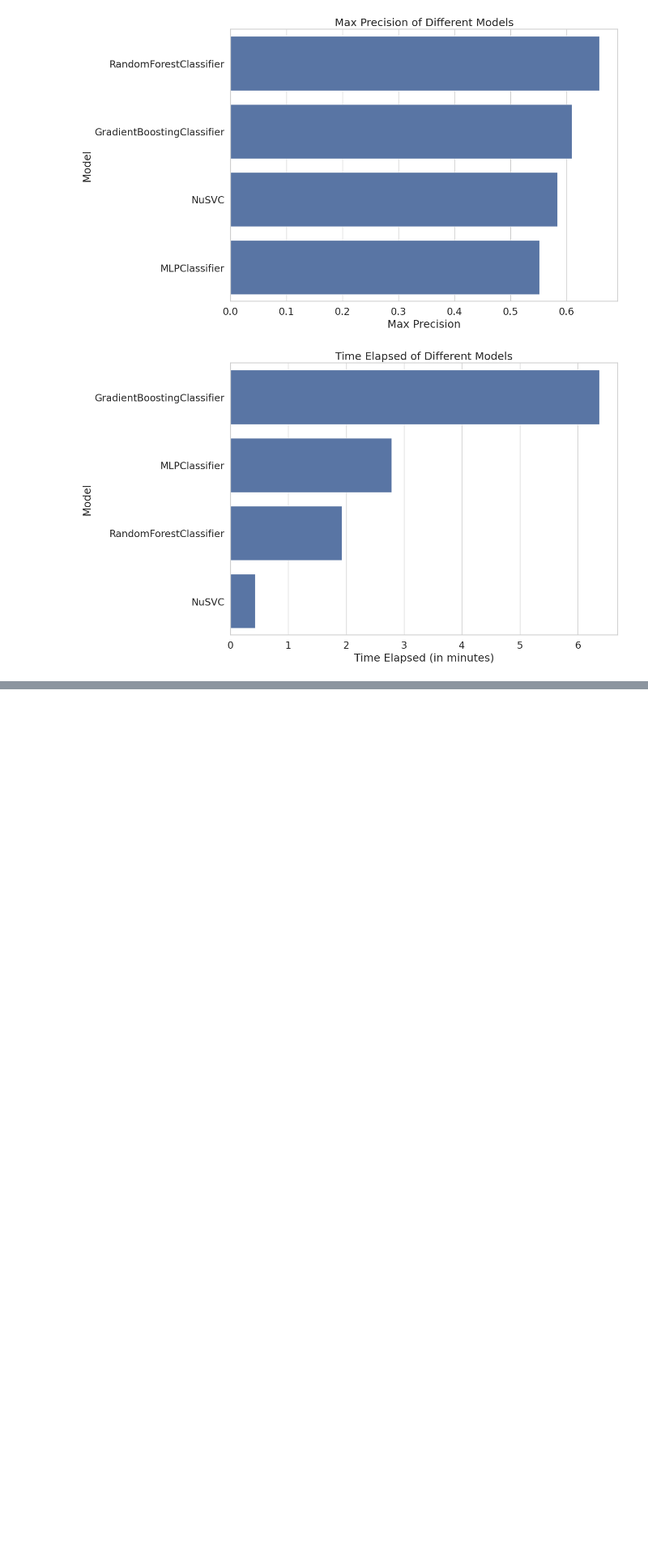
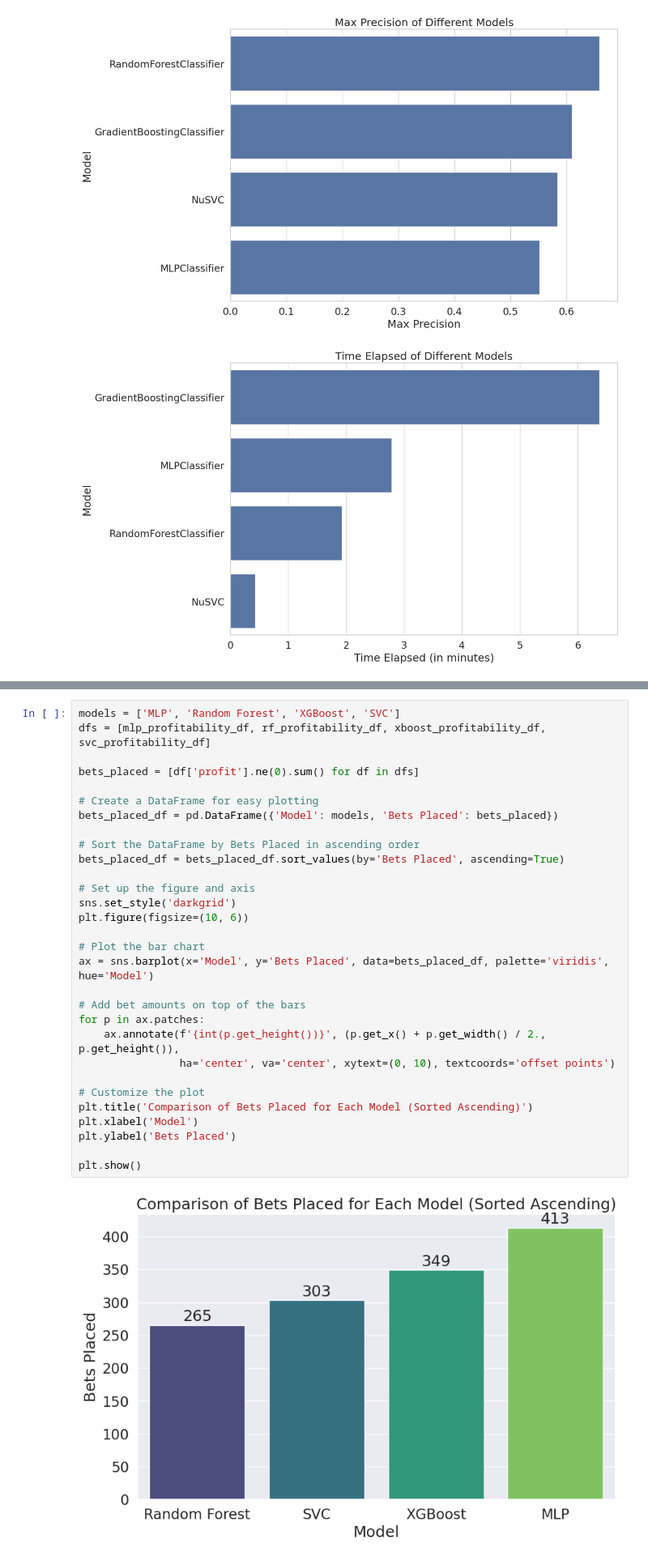
Before and after one commit to stoyanK7/football-prediction, a Jupyter notebook: notebooks/013-try-different-models.ipynb, the cells around one changed output, grey strips where cells are left out. Shown at 81% size. Cells and saved outputs as stored; diff of their text form; blank space fills up the shorter version.

```diff
--- a/notebooks/013-try-different-models.ipynb
+++ b/notebooks/013-try-different-models.ipynb
@@ -387,0 +432,32 @@ plt.show()
+# %%
+models = ['MLP', 'Random Forest', 'XGBoost', 'SVC']
+dfs = [mlp_profitability_df, rf_profitability_df, xboost_profitability_df, svc_profitability_df]
+
+bets_placed = [df['profit'].ne(0).sum() for df in dfs]
+
+# Create a DataFrame for easy plotting
+bets_placed_df = pd.DataFrame({'Model': models, 'Bets Placed': bets_placed})
+
+# Sort the DataFrame by Bets Placed in ascending order
+bets_placed_df = bets_placed_df.sort_values(by='Bets Placed', ascending=True)
+
+# Set up the figure and axis
+sns.set_style('darkgrid')
+plt.figure(figsize=(10, 6))
+
+# Plot the bar chart
+ax = sns.barplot(x='Model', y='Bets Placed', data=bets_placed_df, palette='viridis', hue='Model')
+
+# Add bet amounts on top of the bars
+for p in ax.patches:
+    ax.annotate(f'{int(p.get_height())}', (p.get_x() + p.get_width() / 2., p.get_height()),
+                ha='center', va='center', xytext=(0, 10), textcoords='offset points')
+
+# Customize the plot
+plt.title('Comparison of Bets Placed for Each Model (Sorted Ascending)')
+plt.xlabel('Model')
+plt.ylabel('Bets Placed')
+
+plt.show()
+# %% [output]
+[figure, added]
```
Also changed, not shown: parts of 2 cells of this notebook.
